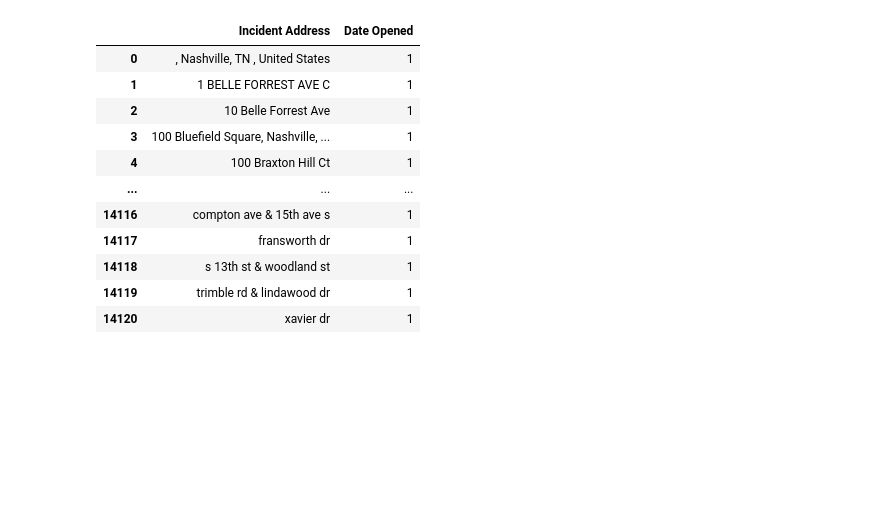
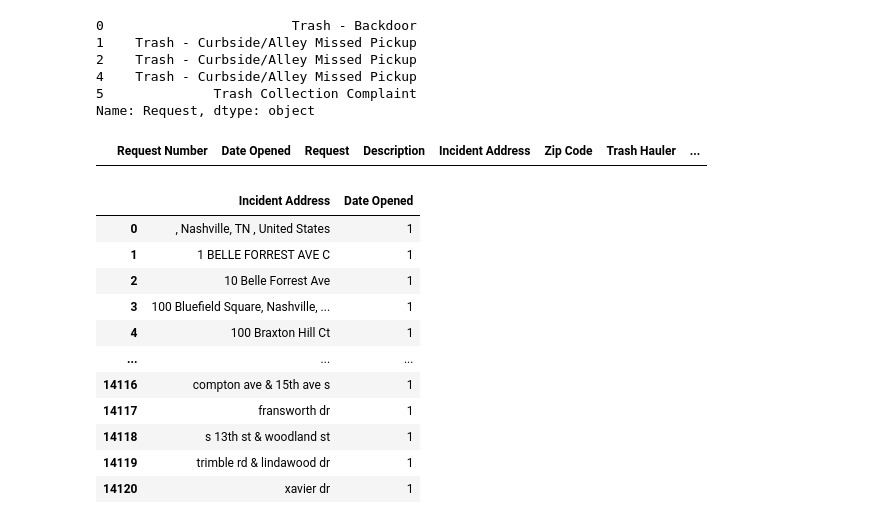
Before and after one commit to NSS-Data-Analytics-Cohort-14/trash-pickups-v2-kshaffer93, a Jupyter notebook: notebooks/trash.ipynb, the cells around one changed output. Saved outputs shown, nothing was run; the diff lists cells and outputs as text; code cells hidden in the pictures; blank space fills up the shorter version.

```diff
--- a/notebooks/trash.ipynb
+++ b/notebooks/trash.ipynb
@@ -45,3 +111,18 @@ memory usage: 2.0+ MB
+# %%
+red_river.head()
+# %% [output]
+0                        Trash - Backdoor
+1    Trash - Curbside/Alley Missed Pickup
+2    Trash - Curbside/Alley Missed Pickup
+4    Trash - Curbside/Alley Missed Pickup
+5              Trash Collection Complaint
+Name: Request, dtype: object
+# %%
+red_river_missed = red_river.loc[red_river["Request"].str.contains("%miss%")]
+# %%
+red_river_missed.head()
+# %% [output]
+|  | Request Number | Date Opened | Request | Description | Incident Address | Zip Code | Trash Hauler | ... |
 # %%
 multicounts = trash_df.groupby(['Incident Address'])['Date Opened'].count()
 # %%
```
Also changed, not shown: parts of 12 cells of this notebook.
